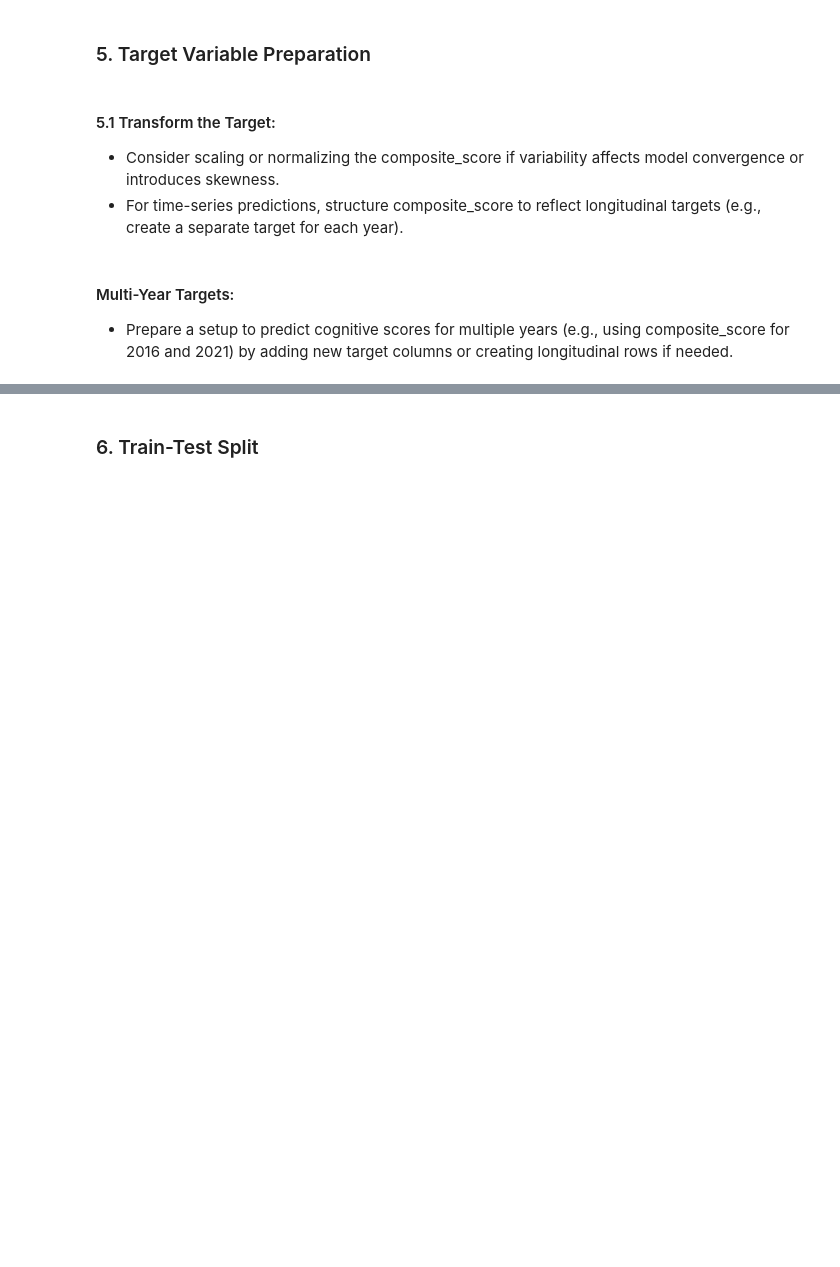
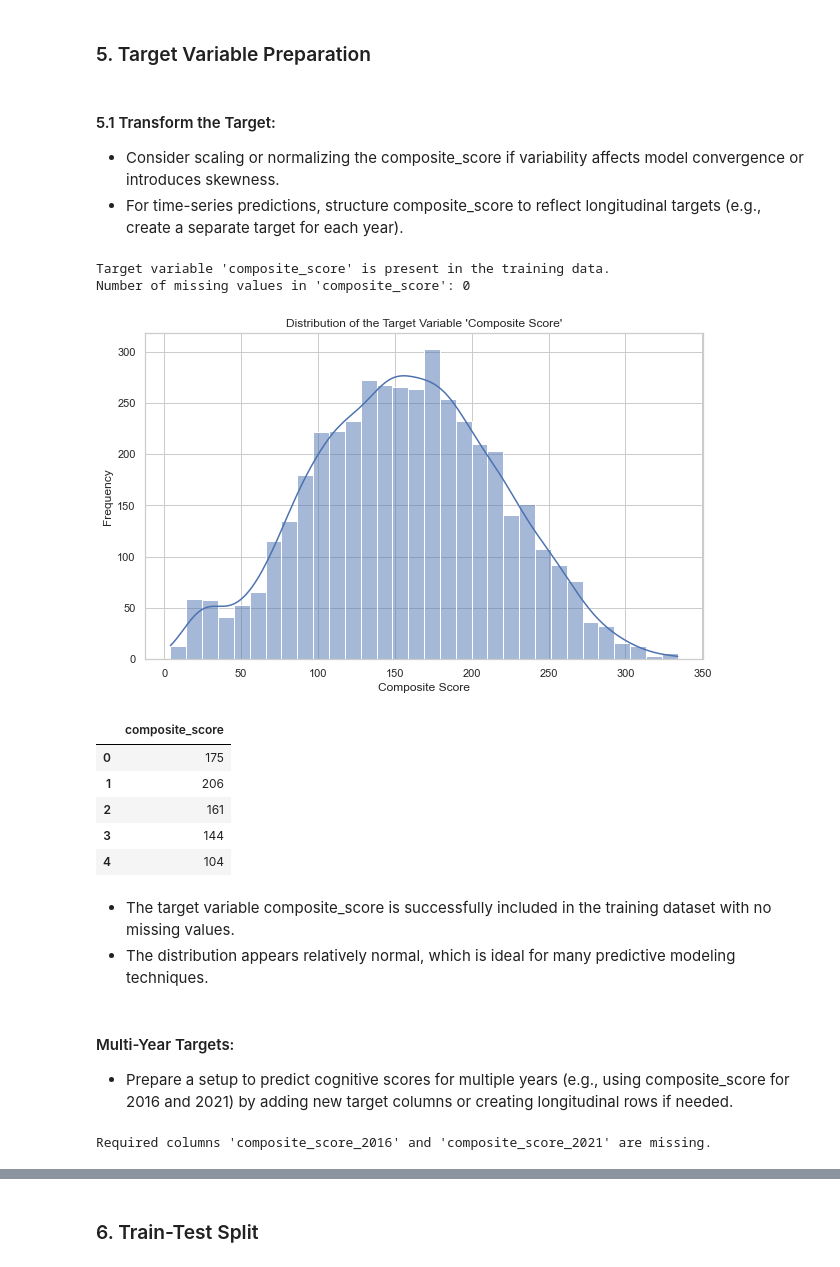
Before and after one commit to geomwangi007/Early-Detection-of-Alzheimer-s-Disease-and-Related-Dementias-Using-Social-Determinants-of-Health, a Jupyter notebook: IPNYBS/Maureen.ipynb, the cells around one changed output, grey strips where cells are left out. Cells and saved outputs as stored; diff of their text form; code cells hidden in the pictures; blank space fills up the shorter version.

```diff
--- a/IPNYBS/Maureen.ipynb
+++ b/IPNYBS/Maureen.ipynb
@@ -1983,7 +2419,77 @@ print("Test columns:", test_features_df.columns)
 
 * Consider scaling or normalizing the composite_score if variability affects model convergence or introduces skewness.
 * For time-series predictions, structure composite_score to reflect longitudinal targets (e.g., create a separate target for each year).
+# %%
+# Step 1: Verify the presence of the target variable in the final training data
+if 'composite_score' in train_features_df.columns:
+    print("Target variable 'composite_score' is present in the training data.")
+else:
+    print("Target variable 'composite_score' is missing from the training data. Verify merging steps.")
+
+# Step 2: Check for missing values in the target variable
+missing_target_values = train_features_df['composite_score'].isnull().sum()
+print(f"Number of missing values in 'composite_score': {missing_target_values}")
+
+# Step 3: Visualize the distribution of the target variable (optional)
+import matplotlib.pyplot as plt
+import seaborn as sns
+
+plt.figure(figsize=(10, 6))
+sns.histplot(train_features_df['composite_score'], kde=True)
+plt.title("Distribution of the Target Variable 'Composite Score'")
+plt.xlabel("Composite Score")
+plt.ylabel("Frequency")
+plt.show()
+
+# Step 4: Standardize or normalize the target variable if needed
+# Uncomment the following code if you decide to scale the target variable
+# from sklearn.preprocessing import StandardScaler
+# scaler = StandardScaler()
+# train_features_df['composite_score_scaled'] = scaler.fit_transform(train_features_df[['composite_score']])
+# print("Target variable 'composite_score' has been standardized.")
+
+# Output the head of the data to verify the target variable preparation
+train_features_df[['composite_score']].head()
+# %% [output]
+Target variable 'composite_score' is present in the training data.
+Number of missing values in 'composite_score': 0
+[figure, added]
+|  | composite_score |
+| 0 | 175 |
+| 1 | 206 |
+| 2 | 161 |
+| 3 | 144 |
+| 4 | 104 |
+# %% [markdown]
+* The target variable composite_score is successfully included in the training dataset with no missing values.
+* The distribution appears relatively normal, which is ideal for many predictive modeling techniques.
 # %% [markdown]
 #### Multi-Year Targets:
 
 * Prepare a setup to predict cognitive scores for multiple years (e.g., using composite_score for 2016 and 2021) by adding new target columns or creating longitudinal rows if needed.
+# %%
+# Check if 'composite_score_2016' and 'composite_score_2021' exist
+if 'composite_score_2016' in train_features_df.columns and 'composite_score_2021' in train_features_df.columns:
+
+    # Forward-fill missing values for each participant (assuming longitudinal data by 'uid')
+    train_features_df = train_features_df.groupby('uid').ffill().bfill()
+
+    # Select features from 2016 data to predict 2021 target
+    features_2016 = [col for col in train_features_df.columns if col.endswith('2016') and 'composite_score' not in col]
+    target_2021 = 'composite_score_2021'
+
+    # Prepare the features and target for modeling
+    train_X = train_features_df[features_2016]
+    train_y = train_features_df[target_2021]
+
+    # Drop any rows with NaN in the target
+    train_X.dropna(inplace=True)
+    train_y = train_y[train_X.index]  # Ensure target aligns with features
+
+    # Display a sample of the prepared data
+    print("Training features and target ready for model training:")
+    display(train_X.head(), train_y.head())
+else:
+    print("Required columns 'composite_score_2016' and 'composite_score_2021' are missing.")
+# %% [output]
+Required columns 'composite_score_2016' and 'composite_score_2021' are missing.
```
Also changed, not shown: parts of 39 cells of this notebook.
